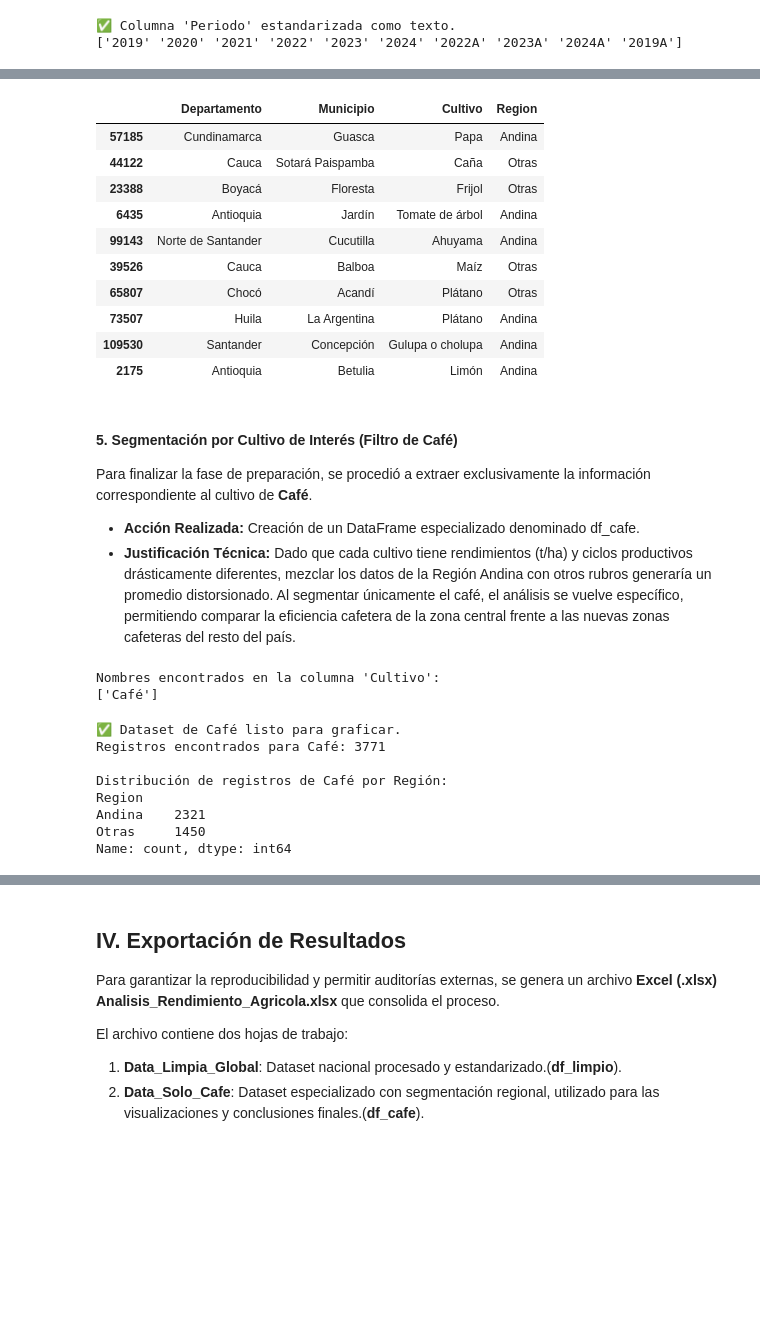
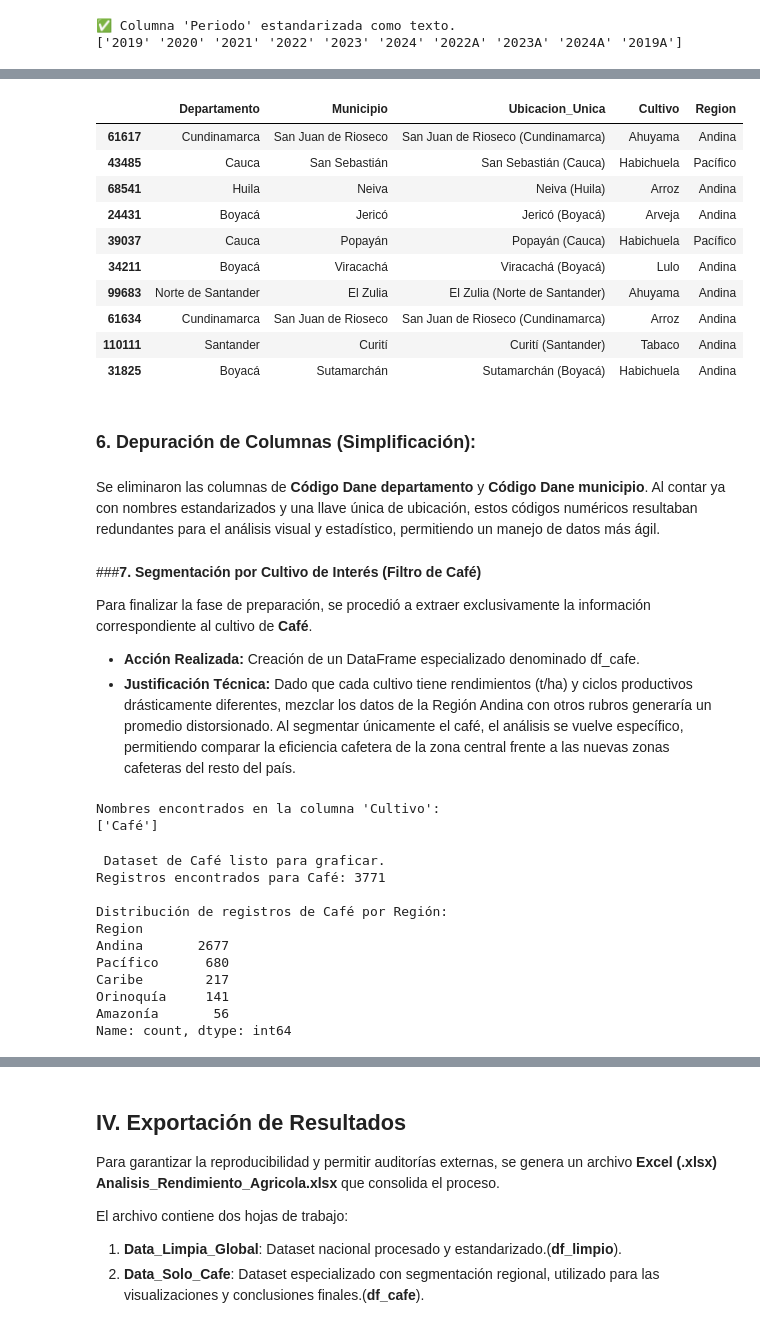
Before and after one commit to LinaSeguro/Proyecto-Integrado-III-Analisis-Produccion-Agricola, a Jupyter notebook: Análisis_de_Rendimiento_Agrícola_en_Colombia.ipynb, the cells around one changed output, grey strips where cells are left out. Drawn from its saved outputs; the diff is of its cells as text; code cells hidden in the pictures; blank space fills up the shorter version.

Commit message:
🚀 Refactor: limpieza de datos, mapeo de regiones y carga de datasets

```diff
--- a/Análisis_de_Rendimiento_Agrícola_en_Colombia.ipynb
+++ b/Análisis_de_Rendimiento_Agrícola_en_Colombia.ipynb
@@ -695,0 +695,11 @@ print(df_limpio['Periodo'].unique()[:10]) # Muestra los primeros 10 valores úni
+# %%
+# --- CREACIÓN DE UBICACIÓN ÚNICA ---
+# Combinamos Municipio y Departamento para diferenciar nombres iguales
+df_limpio['Ubicacion_Unica'] = df_limpio['Municipio'] + " (" + df_limpio['Departamento'] + ")"
+
+# Filtramos el dataframe para que solo muestre el municipio 'La Unión'
+la_union_comparativa = df_limpio[df_limpio['Municipio'] == 'La Unión']
+
+# Visualizamos las columnas clave para ver la diferencia
+# (Municipio, Departamento y tu nueva columna Ubicacion_Unica)
+la_union_comparativa[['Municipio', 'Departamento', 'Ubicacion_Unica']].drop_duplicates()
@@ -700,21 +716,3 @@ Para facilitar el análisis, se creó una nueva variable llamada Region, que agr
 
 * **Criterio de Clasificación:** Se definieron como "Andina" los registros pertenecientes a los departamentos de: Antioquia, Boyacá, Caldas, Cundinamarca, Huila, Norte de Santander, Quindío, Risaralda, Santander y Tolima. El resto de los departamentos se categorizaron como "Otras".
 * **Justificación Técnica:** Esta nueva columna actúa como un "segmentador" que permite realizar agregaciones estadísticas (sumas y promedios ponderados) para comparar la eficiencia productiva de la zona cafetera central contra el promedio del resto del país.
-# %%
-# --- PUNTO 4: CREACIÓN DE LA DIMENSIÓN REGIONAL ---
-
-# 1. Lista oficial de departamentos de la Región Andina (según tu estudio)
-departamentos_andina = [
-    'ANTIOQUIA', 'BOYACA', 'CALDAS', 'CUNDINAMARCA', 'HUILA',
-    'NORTE DE SANTANDER', 'QUINDIO', 'RISARALDA', 'SANTANDER', 'TOLIMA'
-]
-
-# 2. Creamos la columna 'Region' usando una función lambda
-# Esto clasifica cada fila como 'Andina' o 'Otras'
-df_limpio['Region'] = df_limpio['Departamento'].apply(
-    lambda x: 'Andina' if str(x).upper() in departamentos_andina else 'Otras'
-)
-
-# 3. Verificación de la nueva clasificación
-print("✅ Columna 'Region' creada exitosamente.")
-print(df_limpio['Region'].value_counts())
@@ -727,20 +777,24 @@ Name: count, dtype: int64
 # %%
 # --- VERIFICACIÓN VISUAL DEL DATASET ---
 
 # Seleccionamos las columnas clave para verificar la clasificación
-columnas_verificacion = ['Departamento', 'Municipio', 'Cultivo', 'Region']
+columnas_verificacion = ['Departamento', 'Municipio','Ubicacion_Unica', 'Cultivo', 'Region']
 
 # Mostramos 10 filas aleatorias para ver departamentos de ambas regiones
 df_limpio[columnas_verificacion].sample(10)
 # %% [output]
-|  | Departamento | Municipio | Cultivo | Region |
-| 57185 | Cundinamarca | Guasca | Papa | Andina |
-| 44122 | Cauca | Sotará Paispamba | Caña | Otras |
-| 23388 | Boyacá | Floresta | Frijol | Otras |
-| 6435 | Antioquia | Jardín | Tomate de árbol | Andina |
-| 99143 | Norte de Santander | Cucutilla | Ahuyama | Andina |
-| 39526 | Cauca | Balboa | Maíz | Otras |
-| 65807 | Chocó | Acandí | Plátano | Otras |
-| 73507 | Huila | La Argentina | Plátano | Andina |
-| 109530 | Santander | Concepción | Gulupa o cholupa | Andina |
-| 2175 | Antioquia | Betulia | Limón | Andina |
+|  | Departamento | Municipio | Ubicacion_Unica | Cultivo | Region |
+| 61617 | Cundinamarca | San Juan de Rioseco | San Juan de Rioseco (Cundinamarca) | Ahuyama | Andina |
+| 43485 | Cauca | San Sebastián | San Sebastián (Cauca) | Habichuela | Pacífico |
+| 68541 | Huila | Neiva | Neiva (Huila) | Arroz | Andina |
+| 24431 | Boyacá | Jericó | Jericó (Boyacá) | Arveja | Andina |
+| 39037 | Cauca | Popayán | Popayán (Cauca) | Habichuela | Pacífico |
+| 34211 | Boyacá | Viracachá | Viracachá (Boyacá) | Lulo | Andina |
+| 99683 | Norte de Santander | El Zulia | El Zulia (Norte de Santander) | Ahuyama | Andina |
+| 61634 | Cundinamarca | San Juan de Rioseco | San Juan de Rioseco (Cundinamarca) | Arroz | Andina |
+| 110111 | Santander | Curití | Curití (Santander) | Tabaco | Andina |
+| 31825 | Boyacá | Sutamarchán | Sutamarchán (Boyacá) | Habichuela | Andina |
+# %% [markdown]
+  ### **6. Depuración de Columnas (Simplificación):**
+# %% [markdown]
+Se eliminaron las columnas de **Código Dane departamento** y **Código Dane municipio**. Al contar ya con nombres estandarizados y una llave única de ubicación, estos códigos numéricos resultaban redundantes para el análisis visual y estadístico, permitiendo un manejo de datos más ágil.
@@ -747,5 +808,5 @@ df_limpio[columnas_verificacion].sample(10)
 # %% [markdown]
-#### **5. Segmentación por Cultivo de Interés (Filtro de Café)**
+###**7. Segmentación por Cultivo de Interés (Filtro de Café)**
 
 Para finalizar la fase de preparación, se procedió a extraer exclusivamente la información correspondiente al cultivo de **Café**.
 
@@ -768,18 +829,21 @@ Nombres encontrados en la columna 'Cultivo':
 df_cafe = df_limpio[df_limpio['Cultivo'].str.strip() == 'Café'].copy()
 
 # 2. Verificación de los datos finales para el análisis
-print(f"✅ Dataset de Café listo para graficar.")
+print(f" Dataset de Café listo para graficar.")
 print(f"Registros encontrados para Café: {len(df_cafe)}")
 print("\nDistribución de registros de Café por Región:")
 print(df_cafe['Region'].value_counts())
 # %% [output]
-✅ Dataset de Café listo para graficar.
+ Dataset de Café listo para graficar.
 Registros encontrados para Café: 3771
 
 Distribución de registros de Café por Región:
 Region
-Andina    2321
-Otras     1450
+Andina       2677
+Pacífico      680
+Caribe        217
+Orinoquía     141
+Amazonía       56
 Name: count, dtype: int64
 # %% [markdown]
 ### **6. Estructura de Datasets Finales**
```
Also changed, not shown: parts of 13 cells of this notebook.
